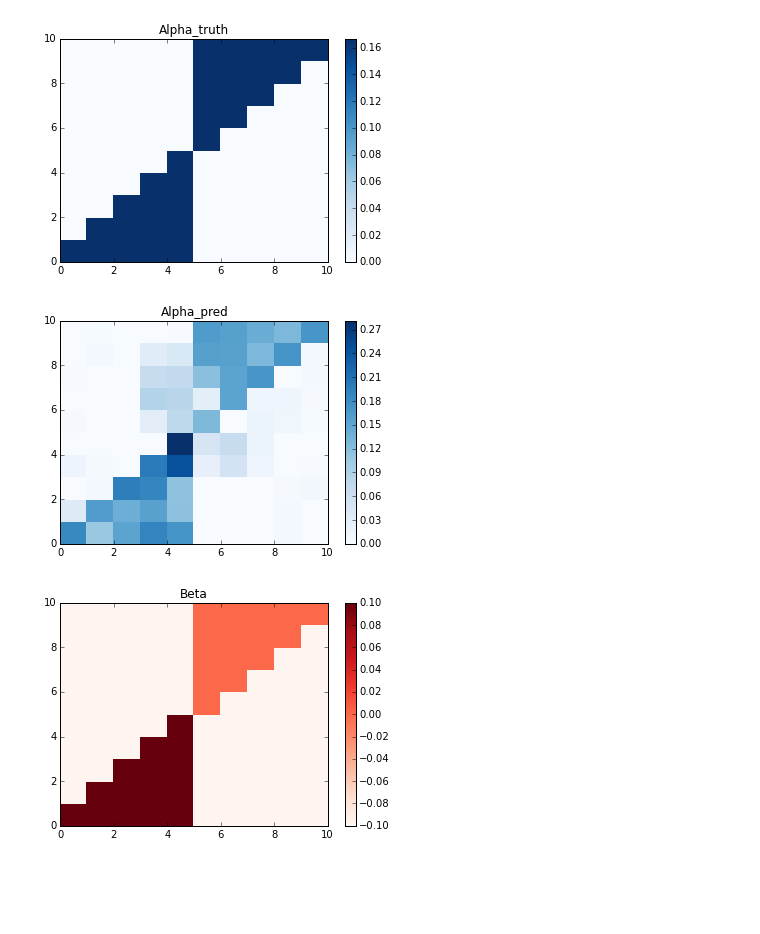
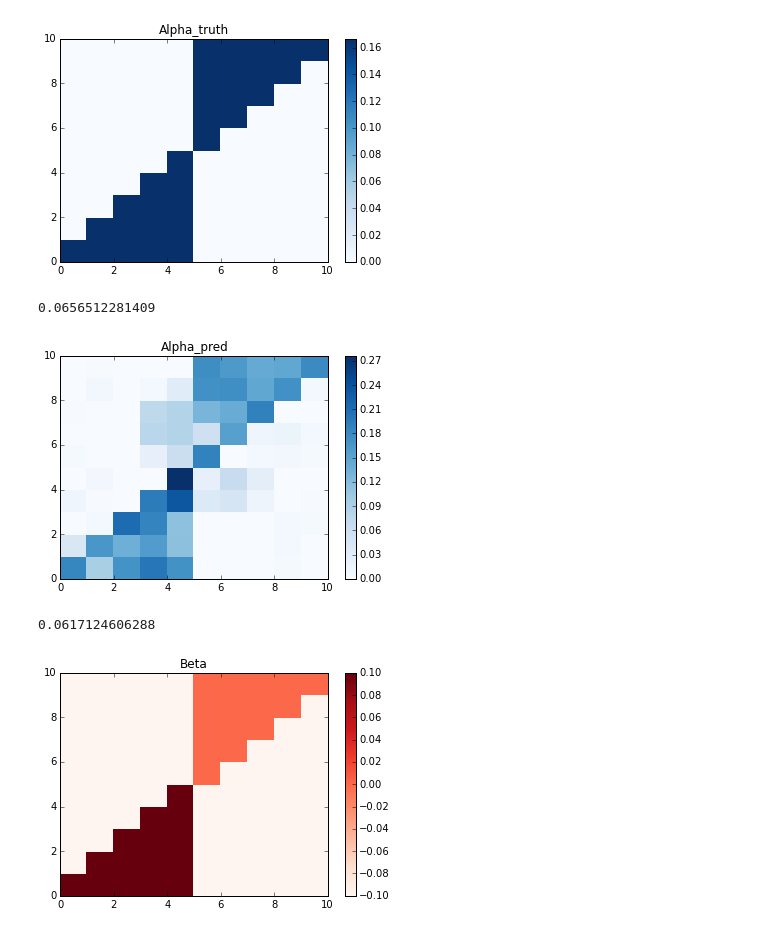
Before and after one commit to achab/nphc, a Jupyter notebook: notebooks/test_cumulant.ipynb, the cells around one changed output. Cells and saved outputs as stored; diff of their text form; code cells hidden in the pictures; blank space fills up the shorter version.

```diff
--- a/notebooks/test_cumulant.ipynb
+++ b/notebooks/test_cumulant.ipynb
@@ -232,5 +259,5 @@ print(rel_err(K_theory,K_emp))
 # %% [markdown]
 # Minimize MSE on third order integrated cumulant
 # %%
-objective = lambda R: np.linalg.norm(K_emp - get_K(L,C_theory,R))**2 / (2.*d**3)
-#objective = lambda R: np.linalg.norm(K_emp - get_K(L,second_cumul,R))**2
+#objective = lambda R: np.linalg.norm(K_emp - get_K(L,C_theory,R))**2 / (2.*d**3)
+objective = lambda R: np.linalg.norm(K_emp - get_K(L,second_cumul,R))**2
@@ -304,4 +337,7 @@ plt.plot(np.log(erreur))
 # %%
+def prox_zero(X, lbd=1.):
+    return X
+
 def prox_l1(X, lbd=1.):
     X_abs = np.abs(X)
     return np.sign(X) * (X_abs - lbd) * (X_abs > lbd)
@@ -311,41 +347,42 @@ def prox_nuclear(X, lbd=1.):
     s_thres = prox_l1(s, lbd=lbd)
     return np.dot(U,np.dot(np.diag(s_thres),V))
 # %%
-from math import sqrt
-
 eta = 1e3
 lbd_l1 = 1e-7
 lbd_nuc = 1e-6
+
 @autojit
-def loss_over_time(maxiter,R0):
+def loss_over_time(maxiter,R0,penalty='zero'):
     R_old = R0.copy()
     R = R0.copy()
     Y = np.empty((d,d))
-    grad_mean = np.zeros((d,d))
     loss_arr = np.empty(maxiter)
     rel_err_arr = np.empty(maxiter)
+
+    if penalty == 'zero':
+        prox = prox_zero
+        lbd = 1.
+    elif penalty == 'l1':
+        prox = prox_l1
+        lbd = lbd_l1
+    elif penalty == 'nuclear':
+        prox = prox_nuclear
+        lbd = lbd_nuc
+
     for n in range(maxiter):
-        (i,j,k) = np.random.randint(d), np.random.randint(d), np.random.randint(d)
-        #grad = gradient_f_ijk(R,L,C_theory,K_emp,i,j,k)
-        #R[:] = R - eta*grad_mean
-        #R[:] = R - eta/(sqrt(1.+n))*grad
         Y[:] = R + (n-2.)/(n+1.)*(R-R_old)
         grad = gradient_f(Y,L,C_theory,K_emp)
+        #(i,j,k) = np.random.randint(d), np.random.randint(d), np.random.randint(d)
         #grad = gradient_f_ijk(Y,L,C_theory,K_emp,i,j,k)
-        #grad_mean *= n / (n + 1.)
-        #grad_mean += grad / (n + 1.)
         R_old[:] = R
-        R[:] = prox_l1(Y - eta*grad,lbd=lbd_l1)
-        #R[:] = prox_nuclear(Y - eta*grad,lbd=lbd_nuc)
-        #R[:] -=eta*grad_mean
+        R[:] = prox(Y - eta*grad,lbd)
         loss_arr[n] = objective(R) + lbd_l1*np.sum(abs(R))
-        #_, s, _ = np.linalg.svd(R)
-        #loss_arr[n] = objective(R) + lbd_nuc*s.max()
         rel_err_arr[n] = rel_err(R_truth,R)
+
     return rel_err_arr, loss_arr, R
 # %%
 R0_ = np.arange(d**2).reshape(d,d)/(d**2)
-res = loss_over_time(5000,R0_)
+res = loss_over_time(5000,R0_,penalty='l1')
 rel_err_array = res[0]
 loss = res[1]
 R_final = res[2]
@@ -376,16 +413,24 @@ plt.show()
 plt.close()
 # %% [output]
 [figure]
+# %%
+print(rel_err(Alpha_truth,Alpha_pred))
+# %% [output]
+0.0656512281409
 # %%
-Alpha_pred[Alpha_pred < 0] = 0.
+Alpha_pred[Alpha_pred <= 0.] = 0.
 
 plt.pcolor(Alpha_pred,cmap=plt.cm.Blues)
 plt.title("Alpha_pred")
 plt.colorbar()
 plt.show()
 plt.close()
 # %% [output]
-[figure, old version]
+[figure, new version]
+# %%
+print(rel_err(Alpha_truth,Alpha_pred))
+# %% [output]
+0.0617124606288
 # %%
 plt.pcolor(np.log(Beta),cmap=plt.cm.Reds)
 plt.title("Beta")
```
Also changed, not shown: parts of 14 cells of this notebook, 6 other files.
